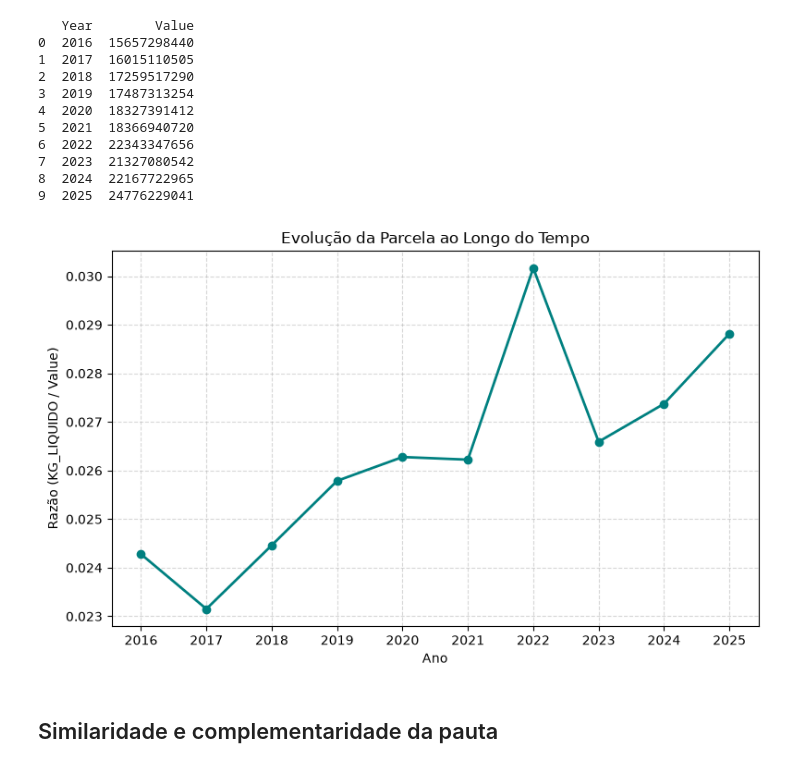
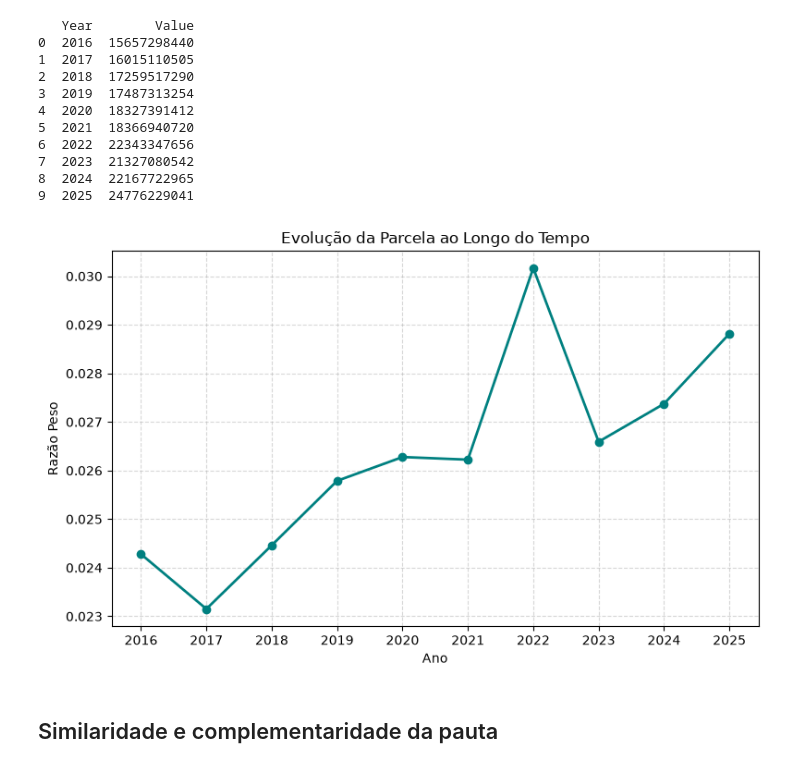
Before and after one commit to rckalil/mapeando-papel, a Jupyter notebook: indicadores.ipynb, the cells around one changed output. Saved outputs shown, nothing was run; the diff lists cells and outputs as text; code cells hidden in the pictures.

```diff
--- a/indicadores.ipynb
+++ b/indicadores.ipynb
@@ -426,34 +544,34 @@ df_exp_temp = df_exp.rename(columns={'CO_ANO': 'Year'})
 
 # 2. Fundir (merge) as duas tabelas
 # Usamos how='inner' para calcular a razão apenas nos anos que existem em ambas (2020 a 2024)
 df_merged = pd.merge(df_exp_temp, df_1, on='Year', how='inner')
 
 # 3. Calcular a parcela (razão)
 # Aqui estou dividindo o KG_LIQUIDO pelo Value.
 # Se a sua lógica exigir o inverso (Value / KG_LIQUIDO), basta inverter a ordem aqui:
 df_merged['Parcela'] = df_merged['Value'] / df_merged['KG_LIQUIDO']
 
 # 4. Criar a figura e os eixos do gráfico
 fig, ax = plt.subplots(figsize=(8, 5))
 
 # Plotar a linha da parcela ao longo do tempo
 ax.plot(df_merged['Year'], df_merged['Parcela'], marker='o', linewidth=2, color='teal')
 
 # 5. Formatação do gráfico
 ax.set_title("Evolução da Parcela ao Longo do Tempo")
 ax.set_xlabel("Ano")
-ax.set_ylabel("Razão (KG_LIQUIDO / Value)")
+ax.set_ylabel("Razão Peso")
 
 # Forçar o eixo X a mostrar apenas os anos exatos (evita números como 2020.5)
 ax.set_xticks(df_merged['Year'].unique())
 
 # Adicionar uma grade sutil para facilitar a leitura dos valores
 ax.grid(True, linestyle='--', alpha=0.5)
 
 # Ajustar margens e exibir
 plt.tight_layout()
 plt.show()
 # %% [output]
-[figure, old version]
+[figure, new version]
 # %% [markdown]
 ## Similaridade e complementaridade da pauta
```
Also changed, not shown: parts of 6 cells of this notebook, 1 other file.
